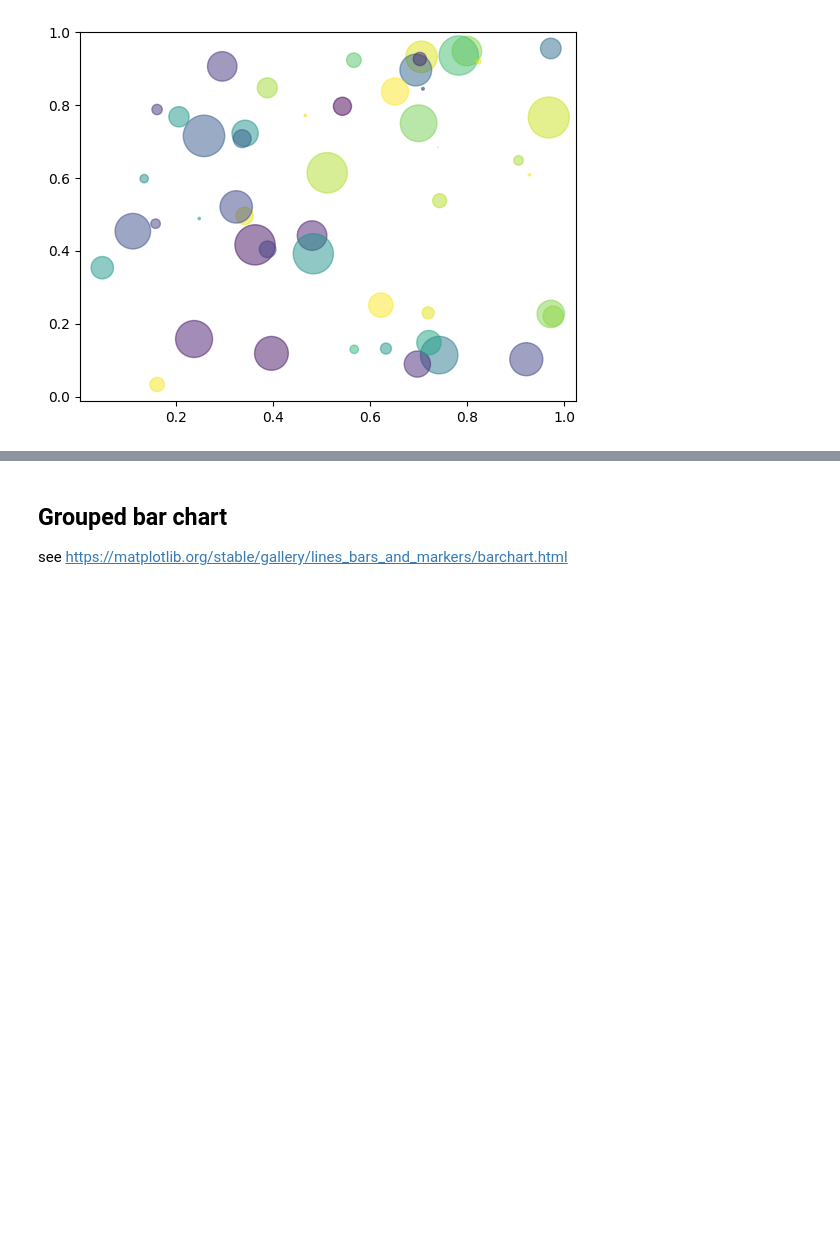
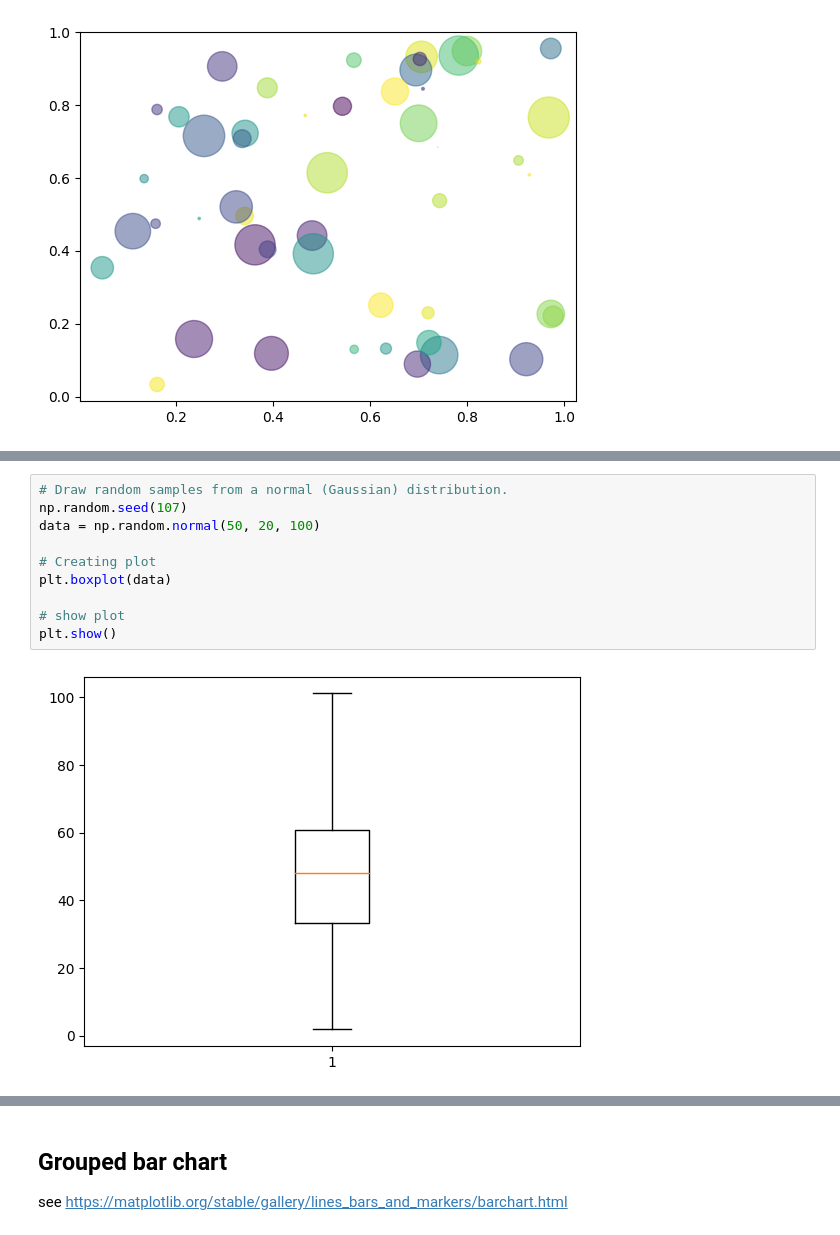
Before and after one commit to jgraber/PythonFriday, a Jupyter notebook: Jupyter/Matplotlib_Diagrams.ipynb, the cells around one changed output, grey strips where cells are left out. Saved outputs shown, nothing was run; the diff lists cells and outputs as text; blank space fills up the shorter version.

Commit message:
add box plot

```diff
--- a/Jupyter/Matplotlib_Diagrams.ipynb
+++ b/Jupyter/Matplotlib_Diagrams.ipynb
@@ -86,0 +73,12 @@ plt.show()
+# %%
+# Draw random samples from a normal (Gaussian) distribution.
+np.random.seed(107)
+data = np.random.normal(50, 20, 100)
+
+# Creating plot
+plt.boxplot(data)
+
+# show plot
+plt.show()
+# %% [output]
+[figure, added]
```
Also changed, not shown: parts of 3 cells of this notebook.
